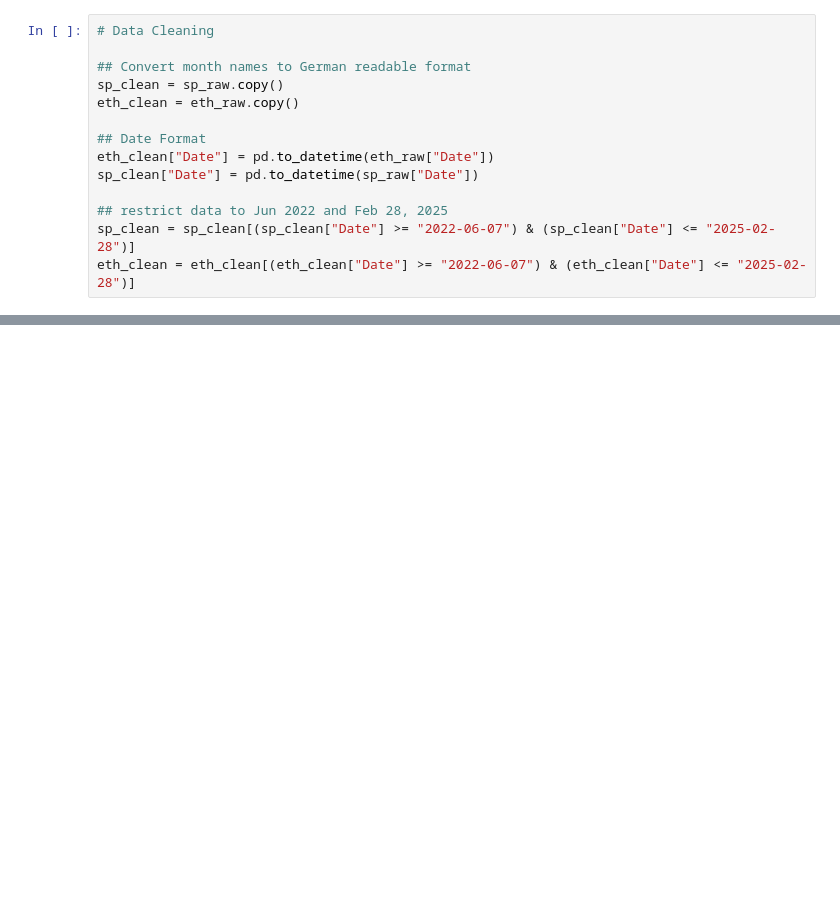
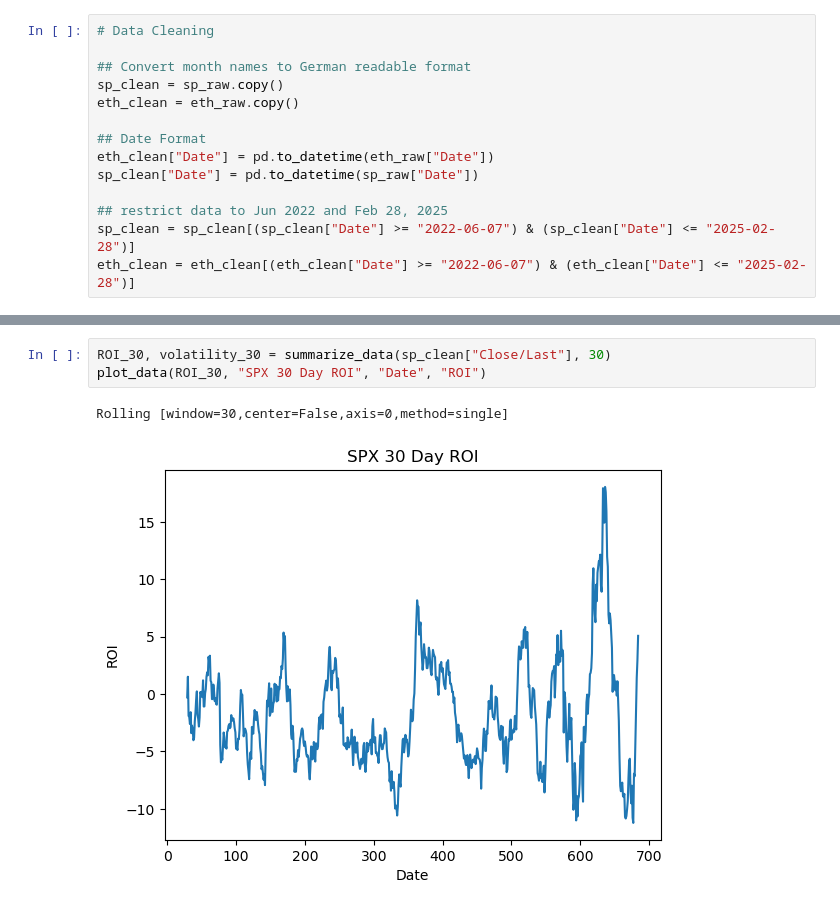
Before and after one commit to heinrichhegenbarth/KAN-CDSCO2004U_Machine_Learning_and_Deep_Learning, a Jupyter notebook: Assignment_2/assignment_2.ipynb, the cells around one changed output, grey strips where cells are left out. Saved outputs shown, nothing was run; the diff lists cells and outputs as text; blank space fills up the shorter version.

Commit message:
functionize rolling, plotting, and table for data

```diff
--- a/Assignment_2/assignment_2.ipynb
+++ b/Assignment_2/assignment_2.ipynb
@@ -98,0 +114,6 @@ summarize_data(sp_clean["Close/Last"], 30)
+# %%
+ROI_30, volatility_30 = summarize_data(sp_clean["Close/Last"], 30)
+plot_data(ROI_30, "SPX 30 Day ROI", "Date", "ROI")
+# %% [output]
+Rolling [window=30,center=False,axis=0,method=single]
+[figure, added]
```
Also changed, not shown: parts of 1 cell of this notebook.
